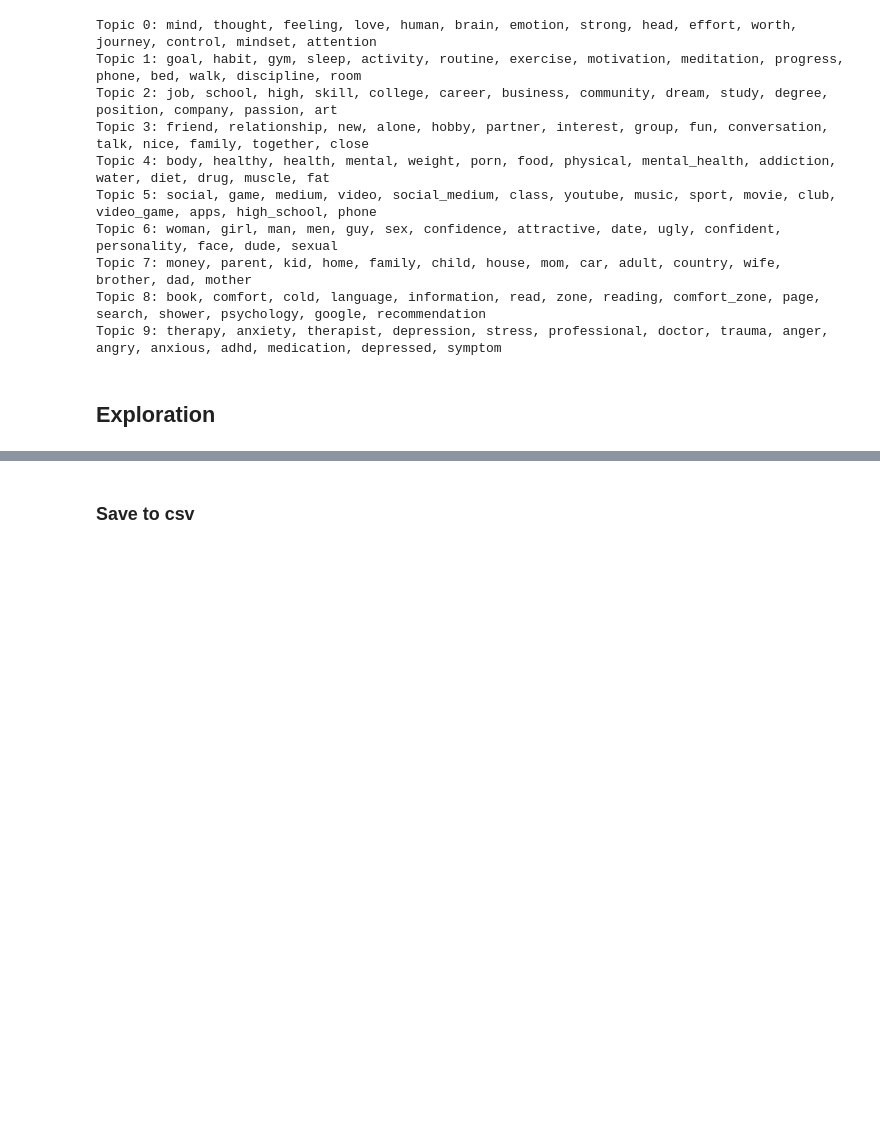
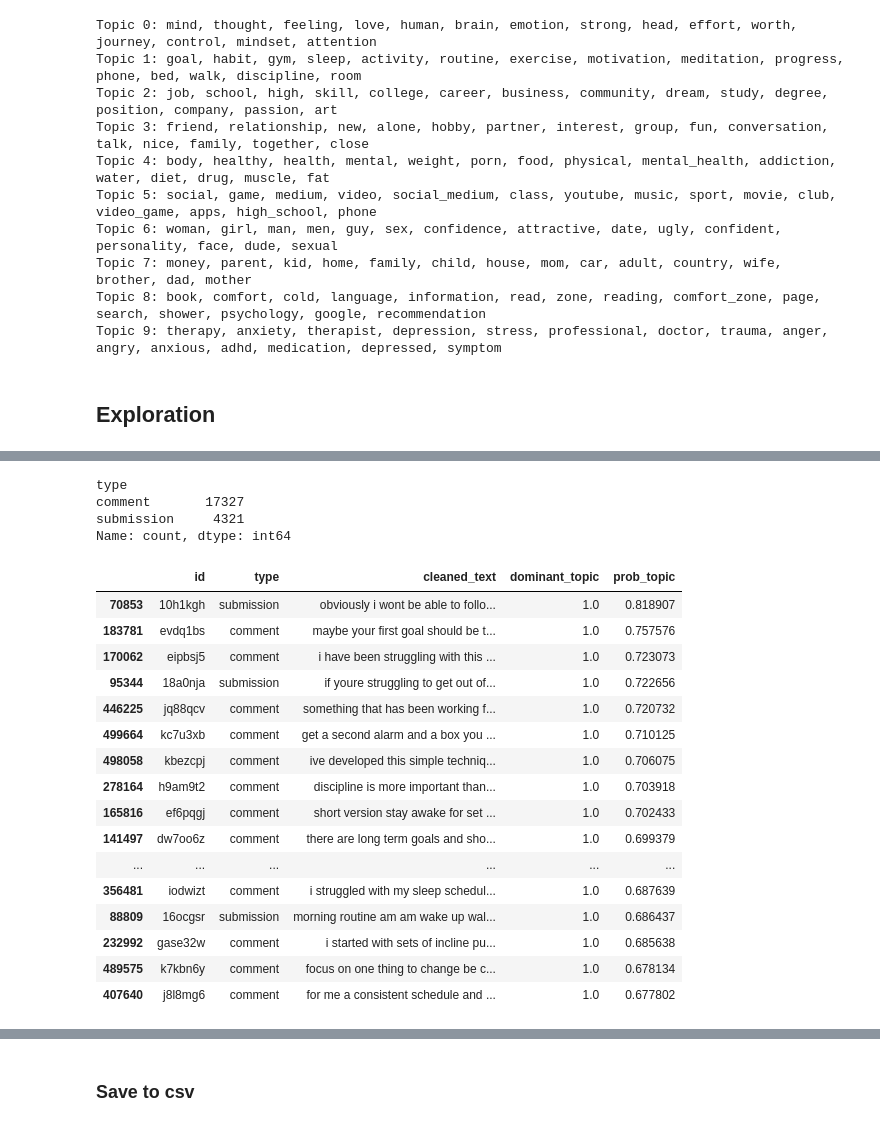
Before and after one commit to natashacarpcast/moralization-selfimprovement, a Jupyter notebook: topic-modeling-validation.ipynb, the cells around one changed output, grey strips where cells are left out. Cells and saved outputs as stored; diff of their text form; code cells hidden in the pictures; blank space fills up the shorter version.

Commit message:
removed topic 0 and kept only documents with a prob of topic higher than 0.3

```diff
--- a/topic-modeling-validation.ipynb
+++ b/topic-modeling-validation.ipynb
@@ -262,0 +291,12 @@ data["prob_topic"] = [max(model.get_document_topics(bow), key=lambda x: x[1])[1]
+# %%
+def get_dominant_topic(topic_list):
+    # Return None if the list is empty (perhaps a document with only topic 0)
+    return max(topic_list, key=lambda x: x[1])[0] if topic_list else None
+
+def get_topic_prob(topic_list):
+    # Return None if the list is empty (perhaps a document with only topic 0)
+    return max(topic_list, key=lambda x: x[1])[1] if topic_list else None
+
+# Apply function to get dominant topic
+data["dominant_topic"] = data["topic_distribution_filtered"].apply(get_dominant_topic)
+data["prob_topic"] = data["topic_distribution_filtered"].apply(get_topic_prob)
@@ -263 +305,3 @@ data["prob_topic"] = [max(model.get_document_topics(bow), key=lambda x: x[1])[1]
+# %%
+data_filtered = data[data.prob_topic >= 0.3]
 # %%
@@ -300,7 +339,0 @@ Topic 9: therapy, anxiety, therapist, depression, stress, professional, doctor,
-# %%
-def show_example_docs(df, topic_n, ascending):
-    df = data[(data.dominant_topic == topic_n)].sort_values("prob_topic", ascending=ascending)
-    print(df["type"].value_counts())
-    with pd.option_context('display.max_colwidth', None):
-        display(df[["id","type","cleaned_text", "dominant_topic", "prob_topic"]][0:20])
-    return None
@@ -627,0 +340,22 @@ Name: count, dtype: int64
+# %%
+def show_example_docs(data, topic_n, ascending, filter_bool, filter_n):
+    '''
+    Show example documents of a topic
+
+    Inputs:
+        - data (pandas df): dataframe
+        - topic_n (int): number of topic to see
+        - ascending (boolean): sort documents by ascending value or prob_topic
+        - filter_bool (boolean): threshold to filter documents by prob_topic
+        - filter_n (int):
+
+    Returns None. Only displays df.
+    '''
+    if filter_bool:
+        df = data[(data.dominant_topic == 1) & (data.prob_topic > filter_n)].sort_values("prob_topic", ascending=ascending)
+    else:
+        df = data[(data.dominant_topic == topic_n)].sort_values("prob_topic", ascending=ascending)
+    print(df["type"].value_counts())
+    with pd.option_context('display.max_colwidth', None):
+        display(df[["id","type","cleaned_text", "dominant_topic", "prob_topic"]][0:20])
+    return None
@@ -627,0 +365,24 @@ Name: count, dtype: int64
+# %%
+show_example_docs(data_filtered,1,False,False,None)
+# %% [output]
+type
+comment       17327
+submission     4321
+Name: count, dtype: int64
+|  | id | type | cleaned_text | dominant_topic | prob_topic |
+| 70853 | 10h1kgh | submission | obviously i wont be able to follo... | 1.0 | 0.818907 |
+| 183781 | evdq1bs | comment | maybe your first goal should be t... | 1.0 | 0.757576 |
+| 170062 | eipbsj5 | comment | i have been struggling with this ... | 1.0 | 0.723073 |
+| 95344 | 18a0nja | submission | if youre struggling to get out of... | 1.0 | 0.722656 |
+| 446225 | jq88qcv | comment | something that has been working f... | 1.0 | 0.720732 |
+| 499664 | kc7u3xb | comment | get a second alarm and a box you ... | 1.0 | 0.710125 |
+| 498058 | kbezcpj | comment | ive developed this simple techniq... | 1.0 | 0.706075 |
+| 278164 | h9am9t2 | comment | discipline is more important than... | 1.0 | 0.703918 |
+| 165816 | ef6pqgj | comment | short version stay awake for set ... | 1.0 | 0.702433 |
+| 141497 | dw7oo6z | comment | there are long term goals and sho... | 1.0 | 0.699379 |
+| ... | ... | ... | ... | ... | ... |
+| 356481 | iodwizt | comment | i struggled with my sleep schedul... | 1.0 | 0.687639 |
+| 88809 | 16ocgsr | submission | morning routine am am wake up wal... | 1.0 | 0.686437 |
+| 232992 | gase32w | comment | i started with sets of incline pu... | 1.0 | 0.685638 |
+| 489575 | k7kbn6y | comment | focus on one thing to change be c... | 1.0 | 0.678134 |
+| 407640 | j8l8mg6 | comment | for me a consistent schedule and ... | 1.0 | 0.677802 |
```
Also changed, not shown: parts of 52 cells of this notebook, 3 other files.
